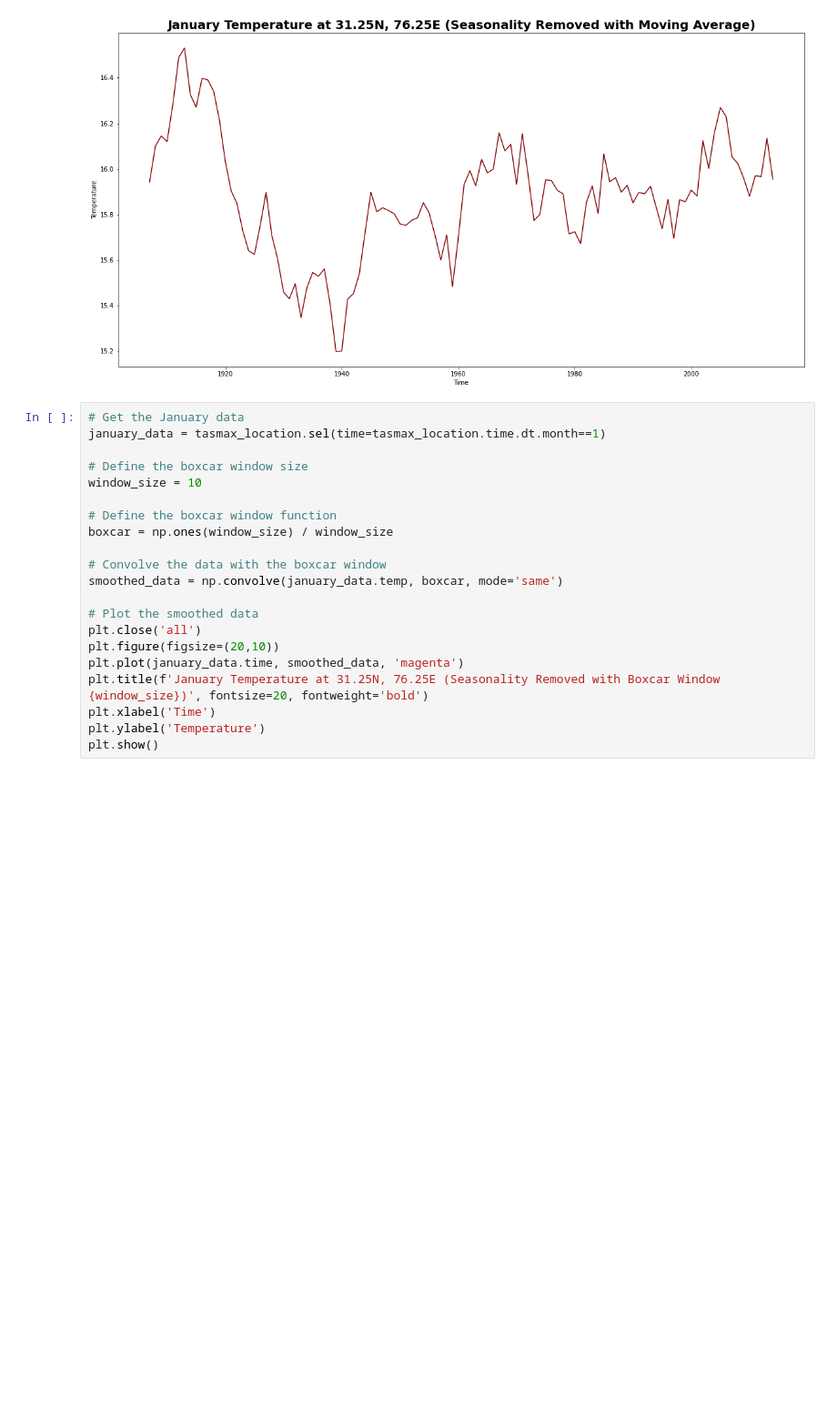
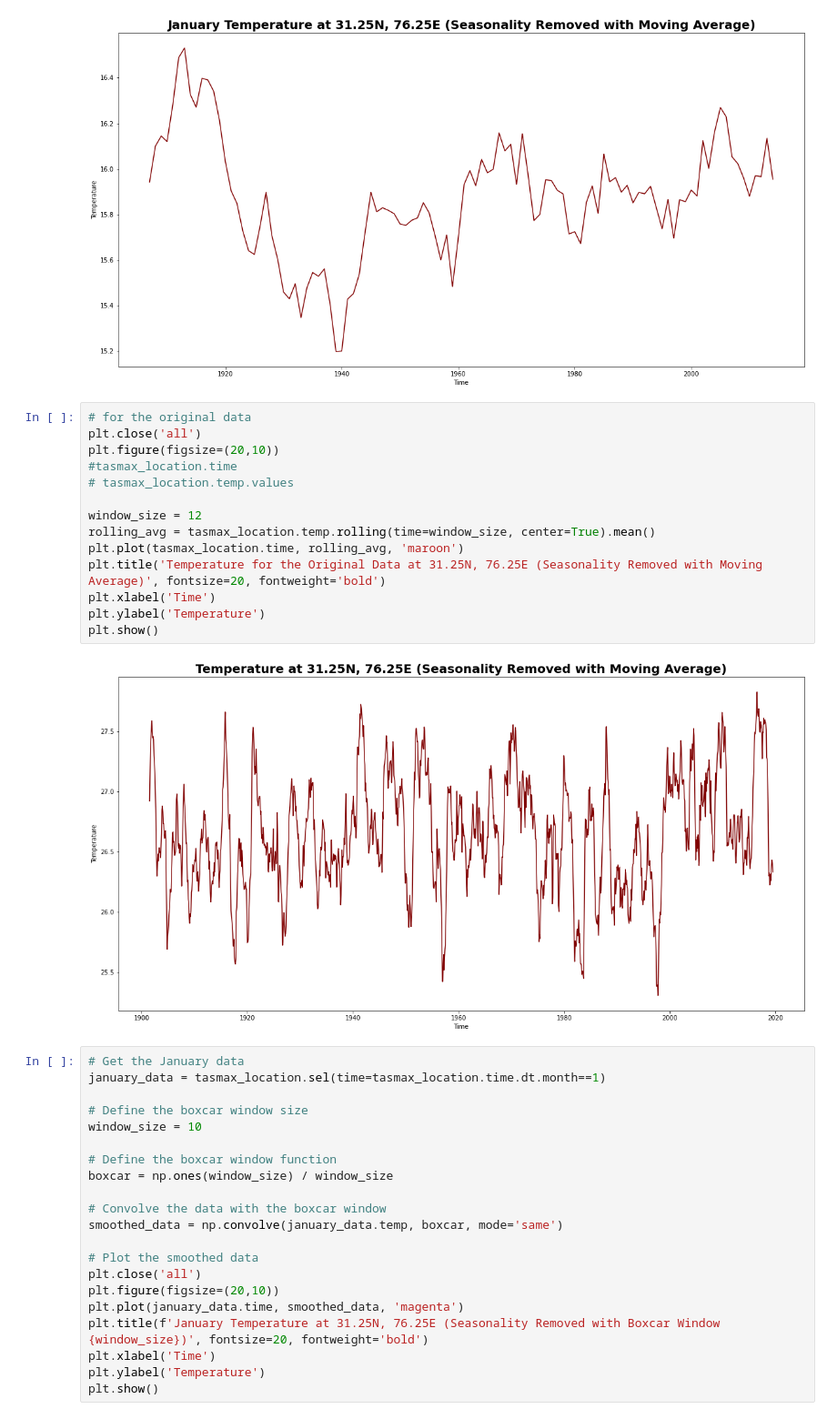
Before and after one commit to alliajagbe/time-series, a Jupyter notebook: timedata2.ipynb, the cells around one changed output. Shown at 91% size. Saved outputs shown, nothing was run; the diff lists cells and outputs as text; blank space fills up the shorter version.

```diff
--- a/timedata2.ipynb
+++ b/timedata2.ipynb
@@ -172,6 +172,22 @@ plt.ylabel('Temperature')
 plt.show()
 # %% [output]
 [figure]
+# %%
+# for the original data
+plt.close('all')
+plt.figure(figsize=(20,10))
+#tasmax_location.time
+# tasmax_location.temp.values
+
+window_size = 12
+rolling_avg = tasmax_location.temp.rolling(time=window_size, center=True).mean()
+plt.plot(tasmax_location.time, rolling_avg, 'maroon')
+plt.title('Temperature for the Original Data at 31.25N, 76.25E (Seasonality Removed with Moving Average)', fontsize=20, fontweight='bold')
+plt.xlabel('Time')
+plt.ylabel('Temperature')
+plt.show()
+# %% [output]
+[figure, added]
 # %%
 # Get the January data
 january_data = tasmax_location.sel(time=tasmax_location.time.dt.month==1)
```
Also changed, not shown: parts of 2 cells of this notebook.
